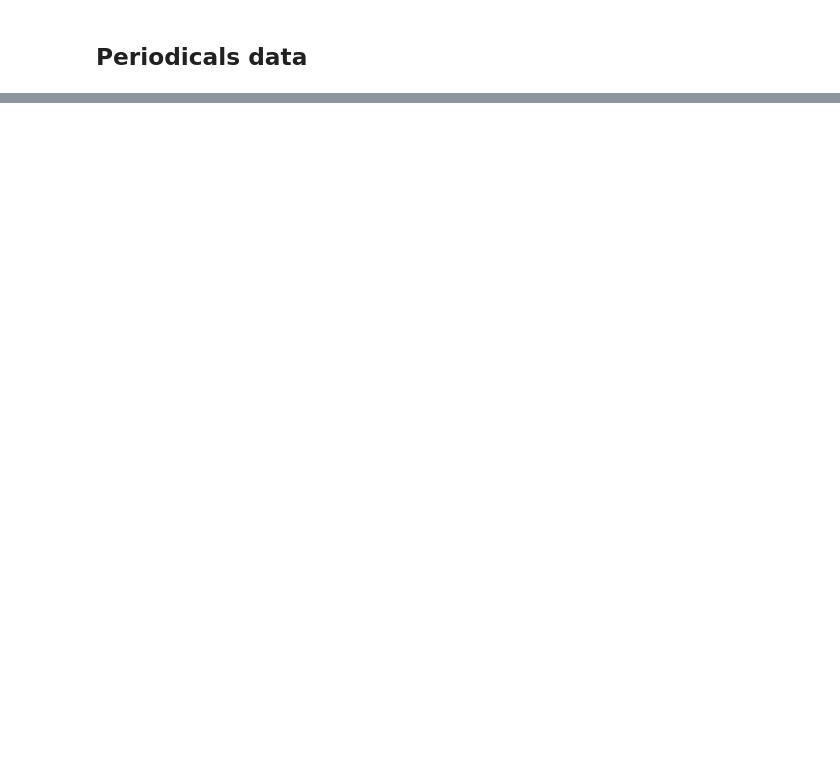
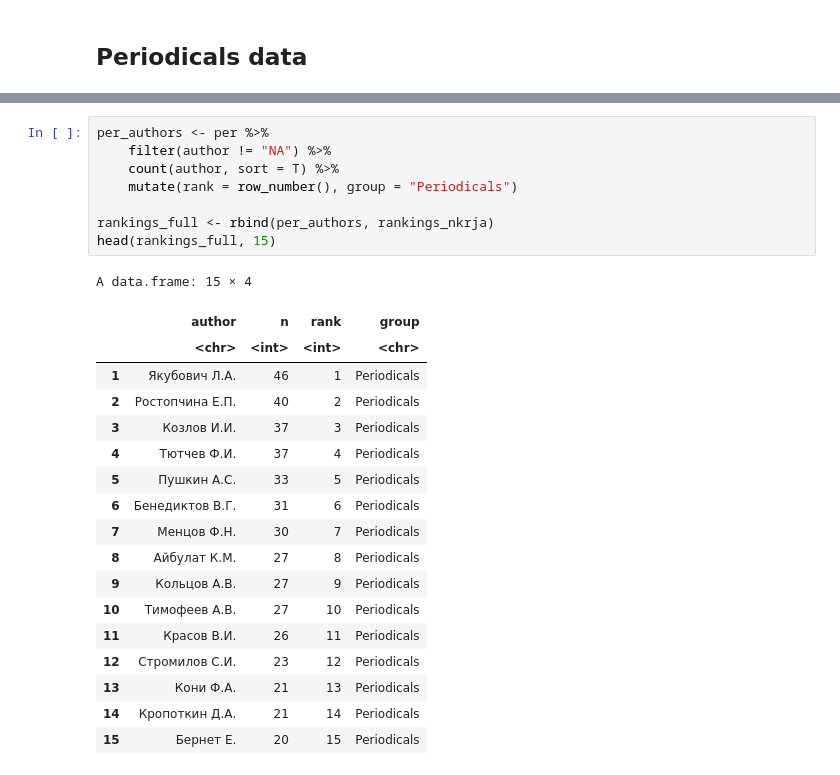
Before and after one commit to tonyamart/corpus35_pr, a Jupyter notebook: scr/01_chapter/01_1_nkrja_comparison.ipynb, the cells around one changed output, grey strips where cells are left out. Drawn from its saved outputs; the diff is of its cells as text; blank space fills up the shorter version.

```diff
--- a/scr/01_chapter/01_1_nkrja_comparison.ipynb
+++ b/scr/01_chapter/01_1_nkrja_comparison.ipynb
@@ -211,0 +264,27 @@ A data.frame: 3 × 4
+# %%
+per_authors <- per %>%
+    filter(author != "NA") %>%
+    count(author, sort = T) %>%
+    mutate(rank = row_number(), group = "Periodicals")
+
+rankings_full <- rbind(per_authors, rankings_nkrja)
+head(rankings_full, 15)
+# %% [output]
+A data.frame: 15 × 4
+|  | author | n | rank | group |
+|  | <chr> | <int> | <int> | <chr> |
+| 1 | Якубович Л.А. | 46 | 1 | Periodicals |
+| 2 | Ростопчина Е.П. | 40 | 2 | Periodicals |
+| 3 | Козлов И.И. | 37 | 3 | Periodicals |
+| 4 | Тютчев Ф.И. | 37 | 4 | Periodicals |
+| 5 | Пушкин А.С. | 33 | 5 | Periodicals |
+| 6 | Бенедиктов В.Г. | 31 | 6 | Periodicals |
+| 7 | Менцов Ф.Н. | 30 | 7 | Periodicals |
+| 8 | Айбулат К.М. | 27 | 8 | Periodicals |
+| 9 | Кольцов А.В. | 27 | 9 | Periodicals |
+| 10 | Тимофеев А.В. | 27 | 10 | Periodicals |
+| 11 | Красов В.И. | 26 | 11 | Periodicals |
+| 12 | Стромилов С.И. | 23 | 12 | Periodicals |
+| 13 | Кони Ф.А. | 21 | 13 | Periodicals |
+| 14 | Кропоткин Д.А. | 21 | 14 | Periodicals |
+| 15 | Бернет Е. | 20 | 15 | Periodicals |
```
Also changed, not shown: parts of 20 cells of this notebook, 2 other files.
